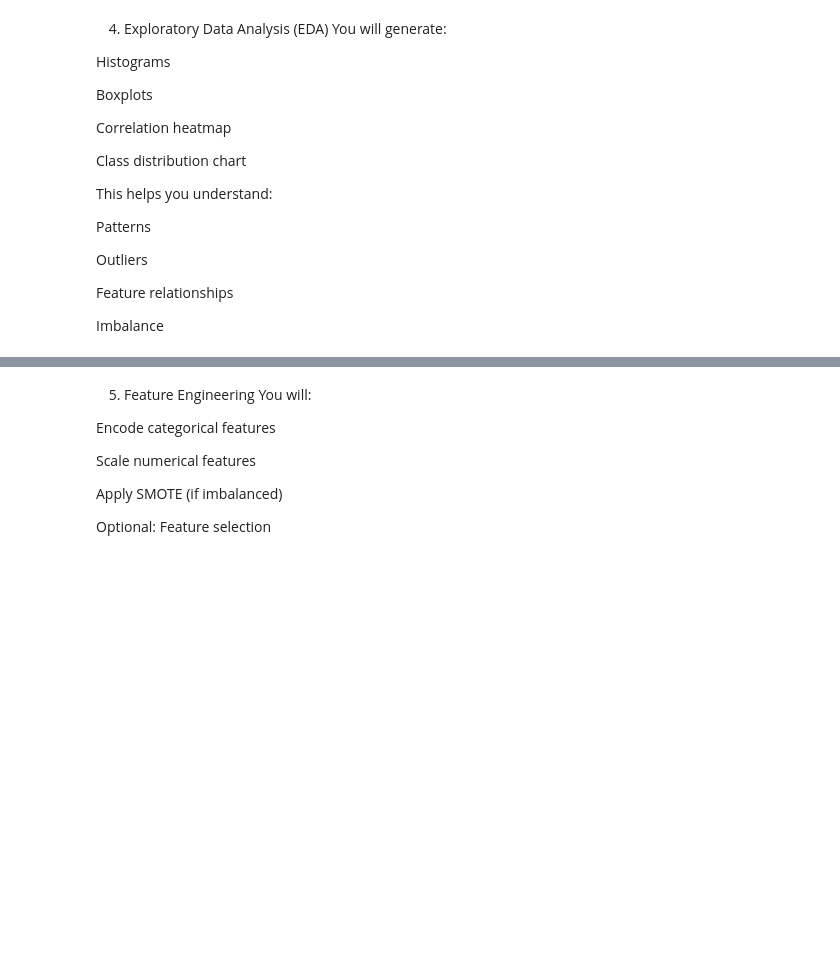
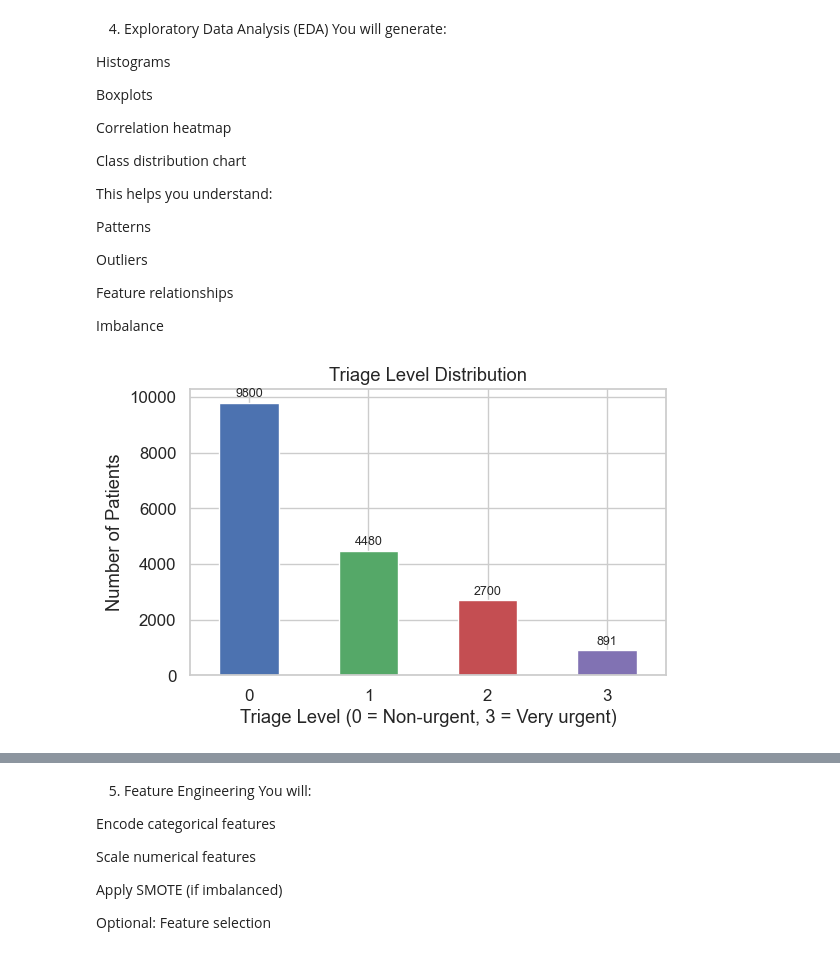
Before and after one commit to ttt4-hub/CS-3072-DS-Medical-Triage, a Jupyter notebook: notebooks/01_new_cleaning.ipynb, the cells around one changed output, grey strips where cells are left out. Saved outputs shown, nothing was run; the diff lists cells and outputs as text; code cells hidden in the pictures; blank space fills up the shorter version.

```diff
--- a/notebooks/01_new_cleaning.ipynb
+++ b/notebooks/01_new_cleaning.ipynb
@@ -43,0 +139,6 @@ Validate ranges (HR, BP, SpO₂, Temp)
+# %%
+df = df[df['age'] >= 1]
+df = df[df['heart_rate'] >= 30]
+df = df[df['systolic_blood_pressure'] >= 60]
+df = df[df['oxygen_saturation'] >= 70]
+df = df[df['body_temperature'] >= 34]
@@ -43,0 +147,2 @@ Validate ranges (HR, BP, SpO₂, Temp)
+# %%
+df = pd.get_dummies(df, columns=['arrival_mode'], drop_first=True)
@@ -64,0 +268,14 @@ Imbalance
+# %%
+# 2. Class distribution of triage levels
+plt.figure(figsize=(6,4))
+ax = df[target].value_counts().sort_index().plot(kind="bar", color=["#4c72b0", "#55a868", "#c44e52", "#8172b3"])
+plt.title("Triage Level Distribution")
+plt.xlabel("Triage Level (0 = Non-urgent, 3 = Very urgent)")
+plt.ylabel("Number of Patients")
+plt.xticks(rotation=0)
+for i, v in enumerate(df[target].value_counts().sort_index().values):
+    ax.text(i, v + 100, str(v), ha="center", va="bottom", fontsize=9)
+plt.tight_layout()
+plt.show()
+# %% [output]
+[figure, added]
```
Also changed, not shown: parts of 45 cells of this notebook, 1 other file.
